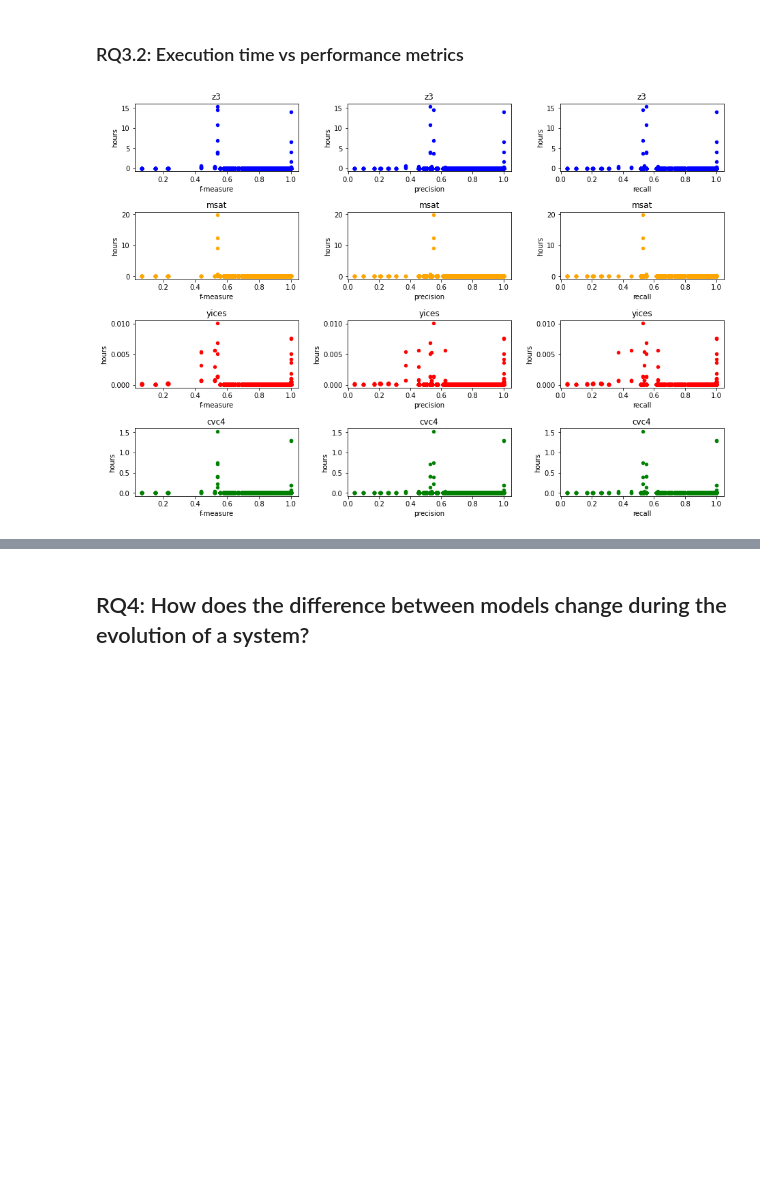
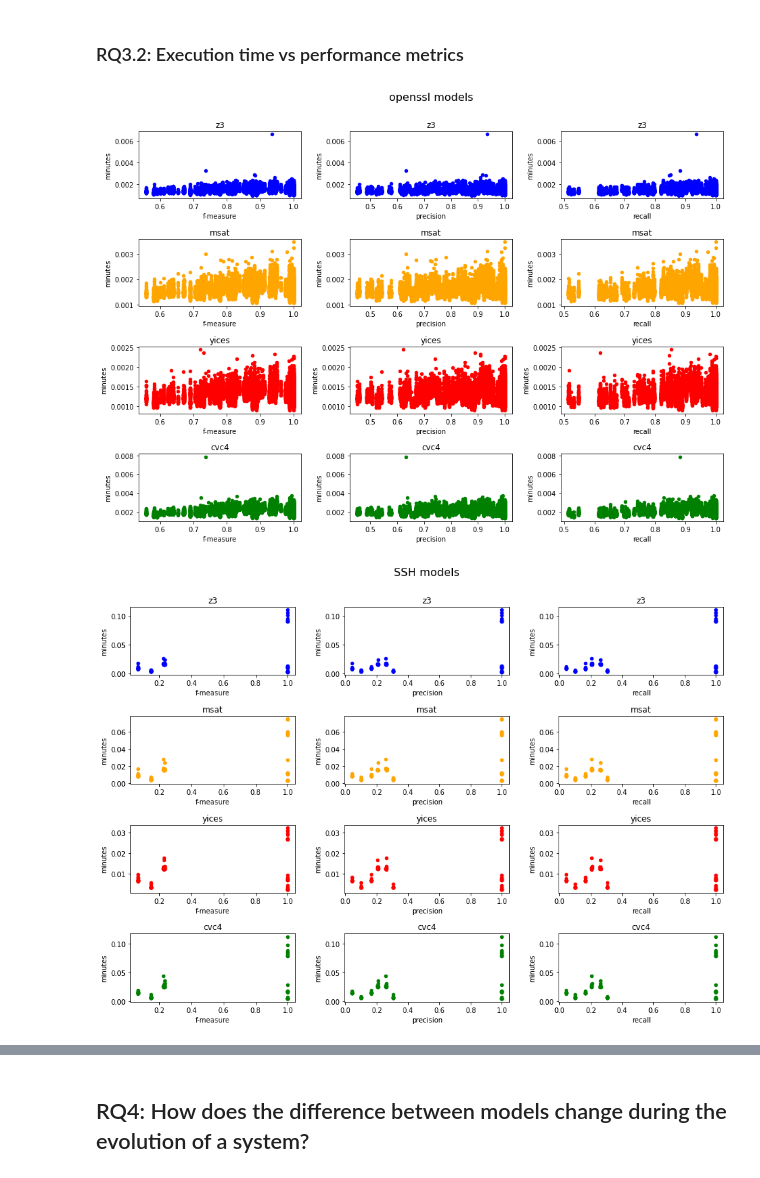
Before and after one commit to GianniM123/ResearchInternship, a Jupyter notebook: statistics/statistics.ipynb, the cells around one changed output, grey strips where cells are left out. Drawn from its saved outputs; the diff is of its cells as text; code cells hidden in the pictures; blank space fills up the shorter version.

Commit message:
added effect size and changed 3 to per model

```diff
--- a/statistics/statistics.ipynb
+++ b/statistics/statistics.ipynb
@@ -156,33 +188,40 @@ None
 # %% [markdown]
 ### RQ3.2: Execution time vs performance metrics
 # %%
-performance_frame = big_dataframe[['SMT solver', 'f-measure', 'precision', 'recall']]
-performance_frame.insert(1,"hours",[(i+j)/3600 for i,j in zip(big_dataframe['incoming time'], big_dataframe['outgoing time'])])
 
 
-fig, axes = plt.subplots(nrows=4,ncols=3)
-fig.set_size_inches(15, 10)
-
-plt.subplots_adjust(left=0.1,
-                    bottom=0.1,
-                    right=0.9,
-                    top=0.9,
-                    wspace=0.3,
-                    hspace=0.6)
-
-def draw_performance_time_plot(solver, color, row):
-    performance_frame[performance_frame['SMT solver'] == solver].plot.scatter("f-measure", "hours", c=color, subplots=True ,ax=axes[row,0])
+def draw_performance_time_plot(solver, color, row, dataframe, axes):
+    dataframe[dataframe['SMT solver'] == solver].plot.scatter("f-measure", "minutes", c=color, subplots=True ,ax=axes[row,0])
     axes[row,0].set_title(solver)
-    performance_frame[performance_frame['SMT solver'] == solver].plot.scatter("precision", "hours", c=color, subplots=True ,ax=axes[row,1])
+    dataframe[dataframe['SMT solver'] == solver].plot.scatter("precision", "minutes", c=color, subplots=True ,ax=axes[row,1])
     axes[row,1].set_title(solver)
-    performance_frame[performance_frame['SMT solver'] == solver].plot.scatter("recall", "hours", c=color, subplots=True ,ax=axes[row,2])
+    dataframe[dataframe['SMT solver'] == solver].plot.scatter("recall", "minutes", c=color, subplots=True ,ax=axes[row,2])
     axes[row,2].set_title(solver)
 
-draw_performance_time_plot("z3", "blue", 0)
-draw_performance_time_plot("msat", "orange", 1)
-draw_performance_time_plot("yices", "red", 2)
-draw_performance_time_plot("cvc4", "green", 3)
+def execution_time_vs_performance(dataframe, title):
+    performance_frame = dataframe[['SMT solver', 'f-measure', 'precision', 'recall']]
+    performance_frame.insert(1,"minutes",[(i+j)/60 for i,j in zip(dataframe['incoming time'], dataframe['outgoing time'])])
 
-None
+
+    fig, axes = plt.subplots(nrows=4,ncols=3)
+    fig.suptitle(title, fontsize=16)
+    fig.set_size_inches(15, 10)
+
+    plt.subplots_adjust(left=0.1,
+                        bottom=0.1,
+                        right=0.9,
+                        top=0.9,
+                        wspace=0.3,
+                        hspace=0.6)
+
+    draw_performance_time_plot("z3", "blue", 0, performance_frame, axes)
+    draw_performance_time_plot("msat", "orange", 1, performance_frame, axes)
+    draw_performance_time_plot("yices", "red", 2, performance_frame, axes)
+    draw_performance_time_plot("cvc4", "green", 3, performance_frame, axes)
+
+execution_time_vs_performance(openssl_dataframe, "openssl models")
+execution_time_vs_performance(ssh_dataframe, "SSH models")
+execution_time_vs_performance(tcp_dataframe, "TCP models")
 # %% [output]
-[figure, old version]
+[figure, new version]
+[figure, added]
```
Also changed, not shown: parts of 4 cells of this notebook, 1 other file.
